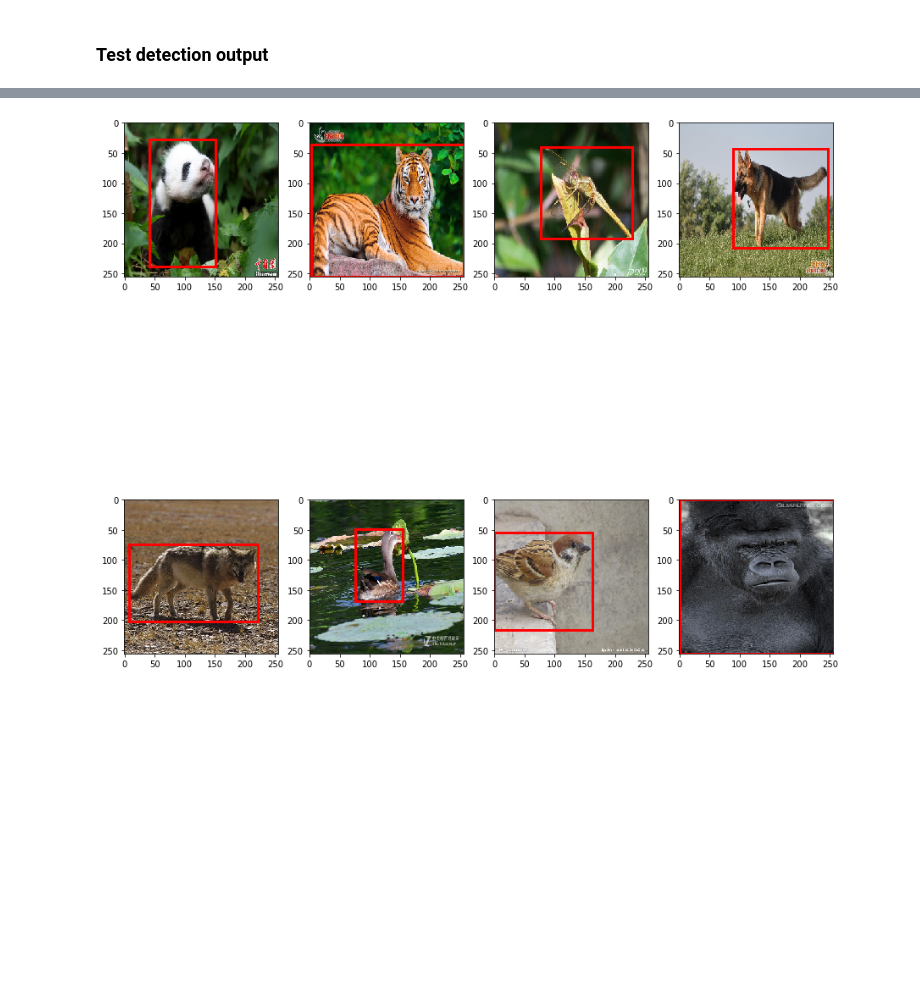
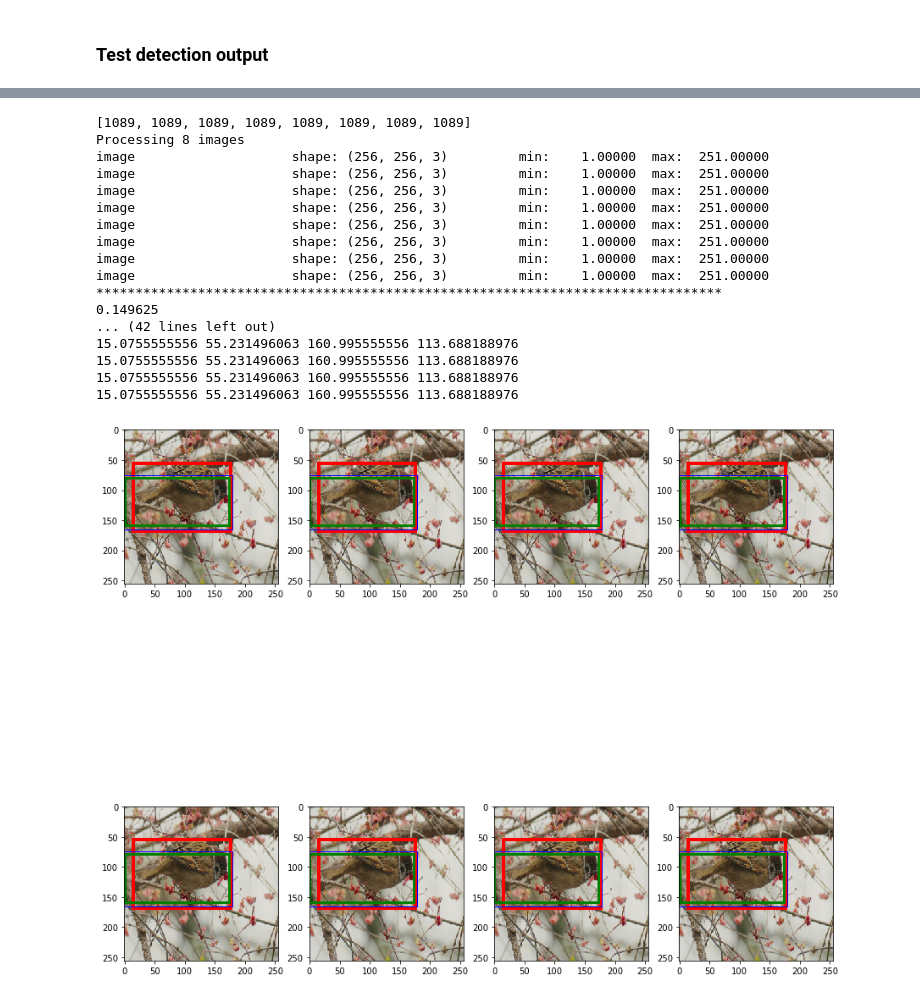
Before and after one commit to tingyumao/zsl, a Jupyter notebook: debug.ipynb, the cells around one changed output, grey strips where cells are left out. Cells and saved outputs as stored; diff of their text form; code cells hidden in the pictures; blank space fills up the shorter version.

Commit message:
fix detect

```diff
--- a/debug.ipynb
+++ b/debug.ipynb
@@ -186,7 +110,7 @@ val_dataset.prepare()
 # %%
 model.train(train_dataset, val_dataset,
             learning_rate=config.LEARNING_RATE,
-            epochs=1)
+            epochs=15)
 # %% [output]
 Starting at epoch 0. LR=0.001
 
@@ -194,5 +123,6 @@ Checkpoint Path: ./model/challengerai20180502T2102/yolo_challengerai_{epoch:04d}
 # %% [markdown]
 ### Test detection output
 # %%
+config = Config()
 model = ZSL(mode="detection", config=config, model_dir="./model/")
-model.load_weights("./model/")
+model.load_weights("./model/challengerai20180503T2352/yolo_challengerai_0015.h5")
@@ -199,53 +149,107 @@ model.load_weights("./model/")
 # %%
 images = []
 image_ids = []
-for i in range(config.BATCH_SIZE):
-    random_id = random.sample(train_dataset.image_ids, 1)[0]
-    image, image_shape = train_dataset.load_image(random_id)
+# for i in range(config.BATCH_SIZE):
+#     random_id = random.sample(val_dataset.image_ids, 1)[0]
+#     image, image_shape = val_dataset.load_image(random_id)
+#     images.append(image)
+#     image_ids.append(random_id)
+
+# find the best indexes
+best_indexes = []
+best_prior_boxes = []
+image_ids = [45347]*8
+for image_id in image_ids:
+    image, image_shape = dataset.load_image(image_id)
+    image_bbox, image_class_id, attribute, class_attribute = dataset.load_bbox_class_attr(image_id)
+
+    image_bbox = translate_bbox(image_bbox, input_shape=image_shape[:2], output_shape=config.IMAGE_SHAPE[:2])
+    image = cv2.resize(image, tuple(config.IMAGE_SHAPE[:2]))
+    gt_target_object, gt_target_bbox, gt_target_bbox_object = assign_bbox_to_anchors(config, image_bbox, anchors, image_id)
+
+    prior_index = np.argmax(gt_target_bbox_object)
+    best_indexes.append(prior_index)
+
+    py, px, ph, pw, feature_stride = anchors[prior_index]
+    py += feature_stride/2 - ph/2
+    px += feature_stride/2 - pw/2
+    best_prior_boxes.append([py, px, ph, pw])
+
     images.append(image)
-    image_ids.append(random_id)
 
 # detection
-output_boxes = model.detect(images, verbose=True)
+print(best_indexes)
+output_boxes = model.detect(images, best_indexes, verbose=True)
 
 # visualize output bounding boxes
 fig2 = plt.figure(figsize=(15,15))
 for i, image_id in enumerate(image_ids):
-    image = images[i]
 
     # ground truth
-    image_bbox, _, _, _ = train_dataset.load_bbox_class_attr(image_id)
-    translated_bbox = translate_bbox(image_bbox, input_shape=image.shape[:2], output_shape=config.IMAGE_SHAPE[:2])
+    image, image_shape = dataset.load_image(image_id)
+    image_bbox, _, _, _ = val_dataset.load_bbox_class_attr(image_id)
+    translated_bbox = translate_bbox(image_bbox, input_shape=image_shape[:2], output_shape=config.IMAGE_SHAPE[:2])
     y1, x1, y2, x2 = translated_bbox
     assert x2 > x1 and y2 > y1
     x, y, w, h = x1, y1, x2-x1, y2-y1
 
     ax2 = fig2.add_subplot(241+i, aspect='equal')
     ax2.imshow(cv2.resize(image, tuple(config.IMAGE_SHAPE[:2])))
     ax2.add_patch(
                 patches.Rectangle(
                     (x, y),
                     w,
                     h,
                     fill=False,      # remove background
                     edgecolor = "red",
-                    linewidth = 1
+                    linewidth = 4
                 )
             )
+    print(x, y, w, h)
 
     # detection
     x1, y1, x2, y2 = output_boxes[i]
     assert x2 > x1 and y2 > y1
     x, y, w, h = x1, y1, x2-x1, y2-y1
     ax2.add_patch(
                 patches.Rectangle(
                     (x, y),
                     w,
                     h,
                     fill=False,      # remove background
                     edgecolor = "green",
                     linewidth = 3
                 )
             )
+
+    # priors
+    py, px, ph, pw = best_prior_boxes[i]
+    ax2.add_patch(
+                patches.Rectangle(
+                    (px, py),
+                    pw,
+                    ph,
+                    fill=False,      # remove background
+                    edgecolor = "blue",
+                    linewidth = 1
+                )
+            )
 # %% [output]
+[1089, 1089, 1089, 1089, 1089, 1089, 1089, 1089]
+Processing 8 images
+image                    shape: (256, 256, 3)         min:    1.00000  max:  251.00000
+image                    shape: (256, 256, 3)         min:    1.00000  max:  251.00000
+image                    shape: (256, 256, 3)         min:    1.00000  max:  251.00000
+image                    shape: (256, 256, 3)         min:    1.00000  max:  251.00000
+image                    shape: (256, 256, 3)         min:    1.00000  max:  251.00000
+image                    shape: (256, 256, 3)         min:    1.00000  max:  251.00000
+image                    shape: (256, 256, 3)         min:    1.00000  max:  251.00000
+image                    shape: (256, 256, 3)         min:    1.00000  max:  251.00000
+********************************************************************************
+0.149625
+... (42 lines left out)
+15.0755555556 55.231496063 160.995555556 113.688188976
+15.0755555556 55.231496063 160.995555556 113.688188976
+15.0755555556 55.231496063 160.995555556 113.688188976
+15.0755555556 55.231496063 160.995555556 113.688188976
-[figure, old version]
+[figure, new version]
```
Also changed, not shown: parts of 9 cells of this notebook, 3 other files.
